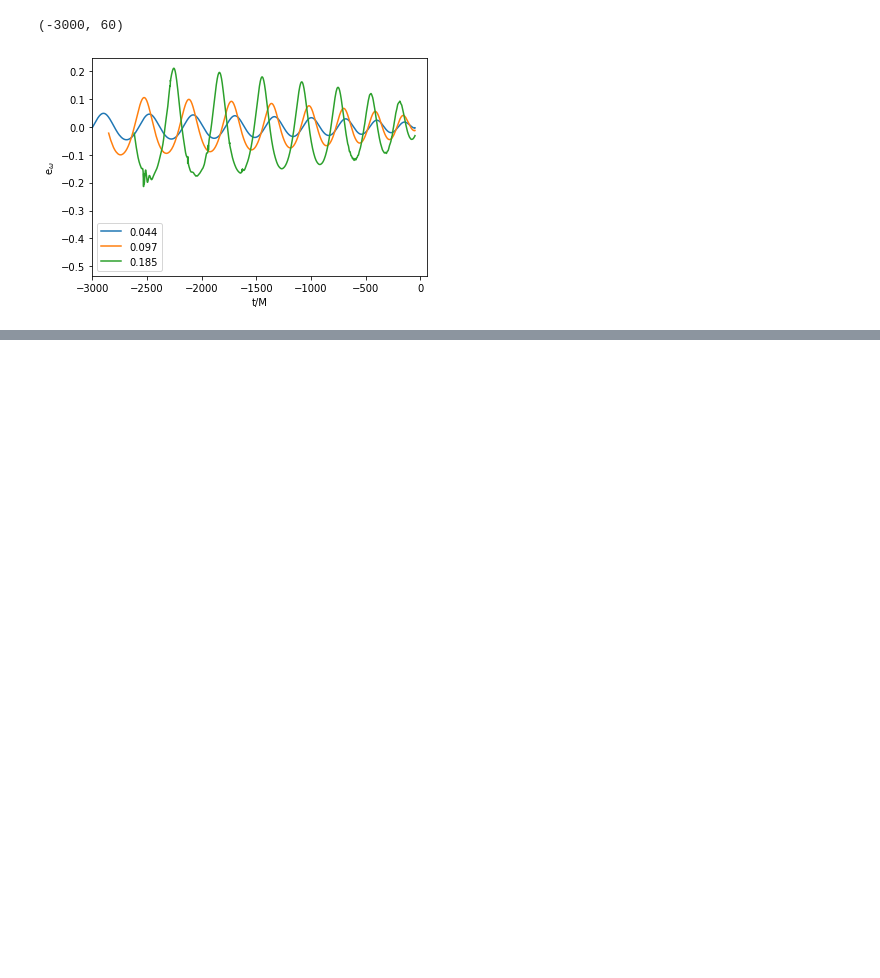
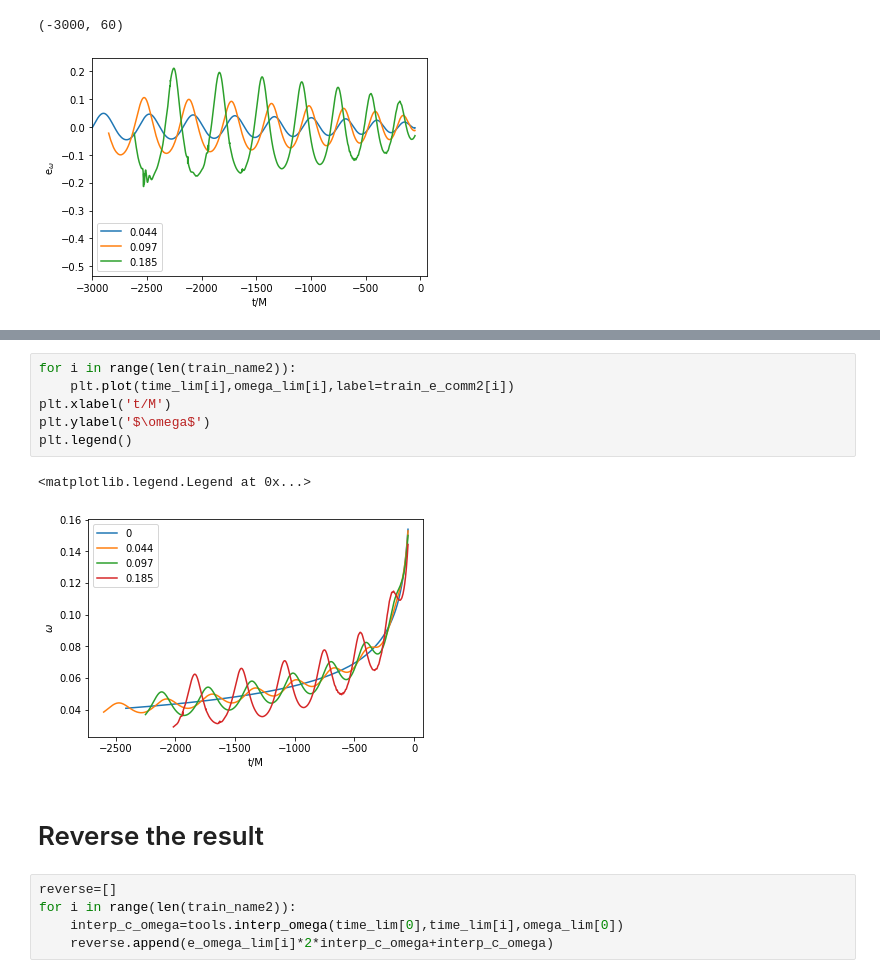
Before and after one commit to Yoshinta/pyrex, a Jupyter notebook: example/measure_ecc_pyrex.ipynb, the cells around one changed output, grey strips where cells are left out. Saved outputs shown, nothing was run; the diff lists cells and outputs as text; blank space fills up the shorter version.

```diff
--- a/example/measure_ecc_pyrex.ipynb
+++ b/example/measure_ecc_pyrex.ipynb
@@ -67,0 +131,16 @@ plt.xlim(-3000,60)
+# %%
+for i in range(len(train_name2)):
+    plt.plot(time_lim[i],omega_lim[i],label=train_e_comm2[i])
+plt.xlabel('t/M')
+plt.ylabel('$\omega$')
+plt.legend()
+# %% [output]
+<matplotlib.legend.Legend at 0x...>
+[figure, added]
+# %% [markdown]
+# Reverse the result
+# %%
+reverse=[]
+for i in range(len(train_name2)):
+    interp_c_omega=tools.interp_omega(time_lim[0],time_lim[i],omega_lim[0])
+    reverse.append(e_omega_lim[i]*2*interp_c_omega+interp_c_omega)
```
Also changed, not shown: parts of 8 cells of this notebook, 2 other files.
